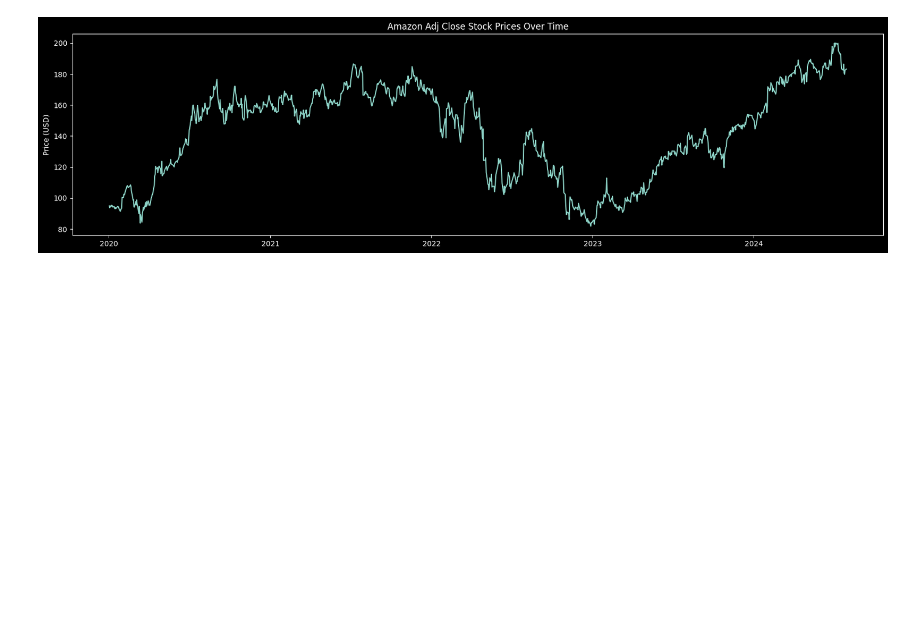
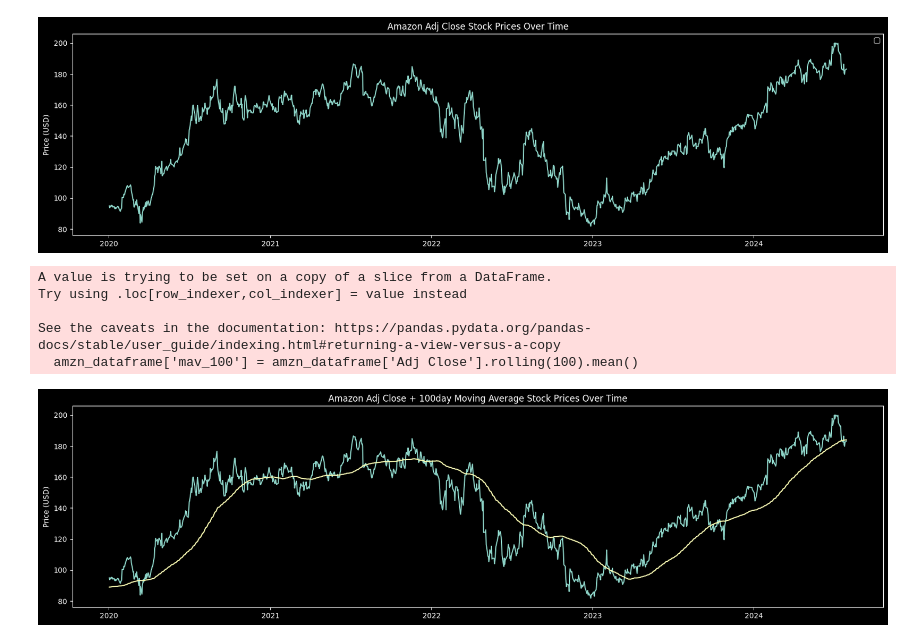
Before and after one commit to IshaanShinde/Stock-Price-Prediction, a Jupyter notebook: stock_price_prediction.ipynb, the cells around one changed output. Saved outputs shown, nothing was run; the diff lists cells and outputs as text; code cells hidden in the pictures; blank space fills up the shorter version.

Commit message:
mav chart added

```diff
--- a/stock_price_prediction.ipynb
+++ b/stock_price_prediction.ipynb
@@ -204,5 +204,6 @@ def graph_over_time(df, x, y, start_date = None, end_date = None, xlabel='', yla
     plt.ylabel(ylabel)
 
     plt.title(title)
+    plt.legend()
 
     return None
@@ -214,3 +211,15 @@ graph_over_time(amzn_dataframe, 'Date', 'Adj Close', ylabel = 'Price (USD)', tit
 graph_over_time(amzn_dataframe, 'Date', 'Adj Close', start_date='2020-01-01', ylabel = 'Price (USD)', title = 'Amazon Adj Close Stock Prices Over Time')
 # %% [output]
 [figure]
+# %%
+amzn_dataframe['mav_100'] = amzn_dataframe['Adj Close'].rolling(100).mean()
+# %% [output]
+A value is trying to be set on a copy of a slice from a DataFrame.
+Try using .loc[row_indexer,col_indexer] = value instead
+
+See the caveats in the documentation: https://pandas.pydata.org/pandas-docs/stable/user_guide/indexing.html#returning-a-view-versus-a-copy
+  amzn_dataframe['mav_100'] = amzn_dataframe['Adj Close'].rolling(100).mean()
+# %%
+graph_over_time(amzn_dataframe, 'Date', ['Adj Close', 'mav_100'], start_date='2020-01-01', ylabel = 'Price (USD)', title = 'Amazon Adj Close + 100day Moving Average Stock Prices Over Time')
+# %% [output]
+[figure, added]
```
Also changed, not shown: parts of 1 cell of this notebook.
